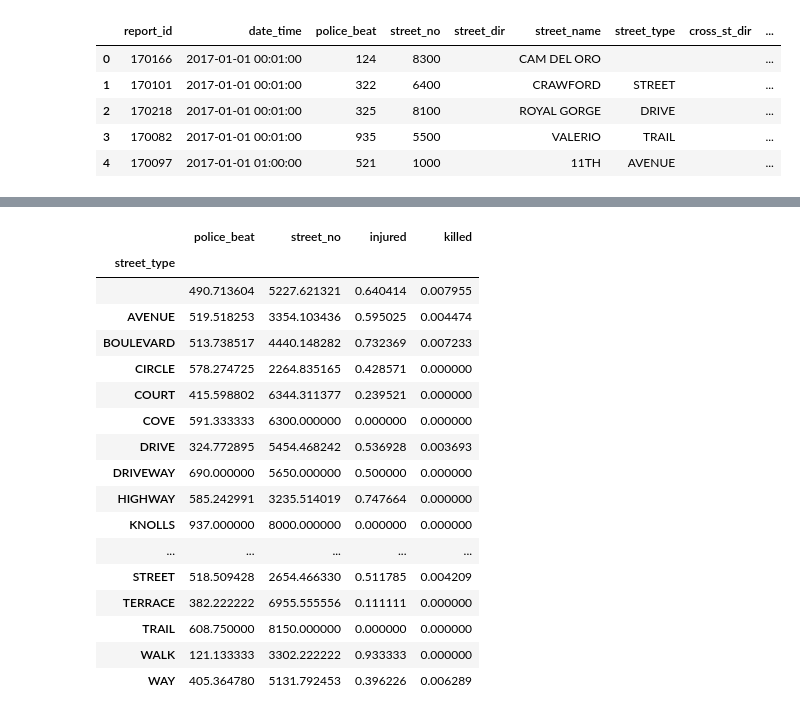
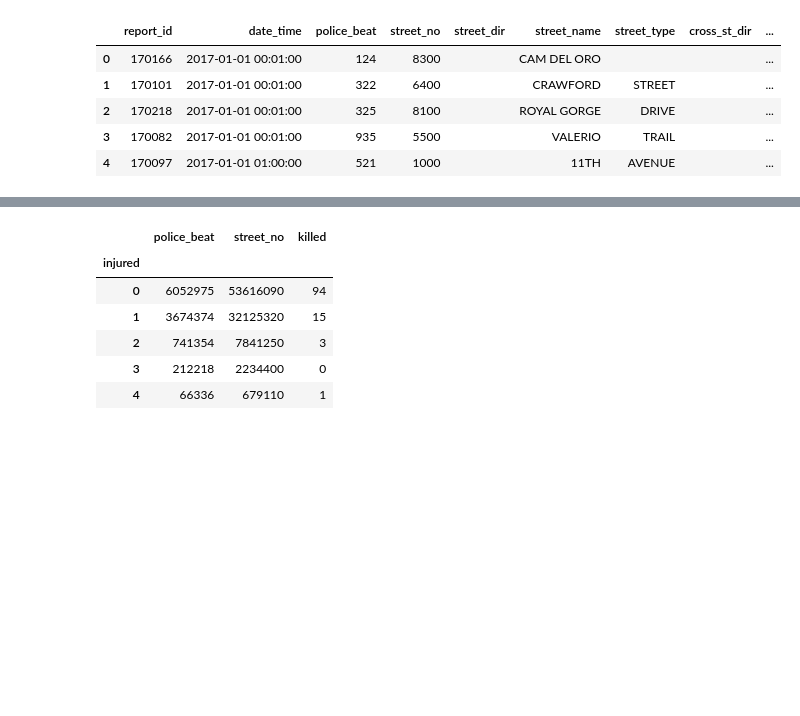
Before and after one commit to data-science-student-society/datathon2019, a Jupyter notebook: workshops/Traffic Workshop/Traffic Dataset Workshop.ipynb, the cells around one changed output, grey strips where cells are left out. Cells and saved outputs as stored; diff of their text form; code cells hidden in the pictures; blank space fills up the shorter version.

```diff
--- a/workshops/Traffic Workshop/Traffic Dataset Workshop.ipynb
+++ b/workshops/Traffic Workshop/Traffic Dataset Workshop.ipynb
@@ -230,0 +239,3 @@ collisions.head()
+# %%
+collisions['new_time'] = collisions['date_time'].apply(pd.to_datetime)
+collisions['new_time']
@@ -231,22 +260,11 @@ collisions.head()
 # %%
-grouped = collisions.groupby('street_type').mean()
-grouped
+grouped = collisions.groupby('injured').sum()
+grouped.head()
 # %% [output]
-|  | police_beat | street_no | injured | killed |
-| street_type |  |  |  |  |
-|  | 490.713604 | 5227.621321 | 0.640414 | 0.007955 |
-| AVENUE | 519.518253 | 3354.103436 | 0.595025 | 0.004474 |
-| BOULEVARD | 513.738517 | 4440.148282 | 0.732369 | 0.007233 |
-| CIRCLE | 578.274725 | 2264.835165 | 0.428571 | 0.000000 |
-| COURT | 415.598802 | 6344.311377 | 0.239521 | 0.000000 |
-| COVE | 591.333333 | 6300.000000 | 0.000000 | 0.000000 |
-| DRIVE | 324.772895 | 5454.468242 | 0.536928 | 0.003693 |
-| DRIVEWAY | 690.000000 | 5650.000000 | 0.500000 | 0.000000 |
-| HIGHWAY | 585.242991 | 3235.514019 | 0.747664 | 0.000000 |
-| KNOLLS | 937.000000 | 8000.000000 | 0.000000 | 0.000000 |
-| ... | ... | ... | ... | ... |
-| STREET | 518.509428 | 2654.466330 | 0.511785 | 0.004209 |
-| TERRACE | 382.222222 | 6955.555556 | 0.111111 | 0.000000 |
-| TRAIL | 608.750000 | 8150.000000 | 0.000000 | 0.000000 |
-| WALK | 121.133333 | 3302.222222 | 0.933333 | 0.000000 |
-| WAY | 405.364780 | 5131.792453 | 0.396226 | 0.006289 |
+|  | police_beat | street_no | killed |
+| injured |  |  |  |
+| 0 | 6052975 | 53616090 | 94 |
+| 1 | 3674374 | 32125320 | 15 |
+| 2 | 741354 | 7841250 | 3 |
+| 3 | 212218 | 2234400 | 0 |
+| 4 | 66336 | 679110 | 1 |
```
Also changed, not shown: parts of 7 cells of this notebook, 2 other files.
